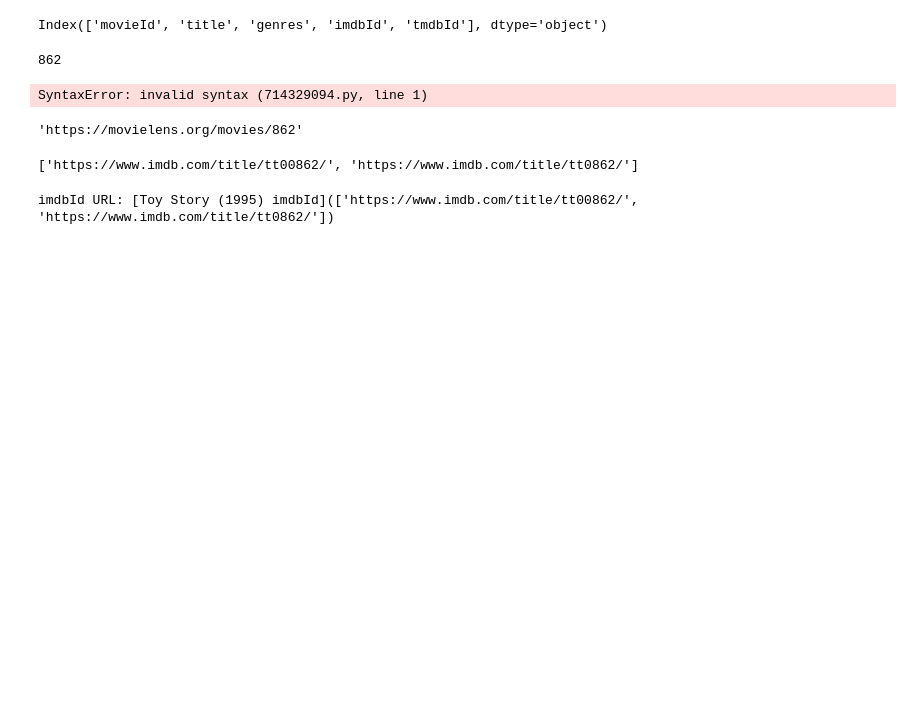
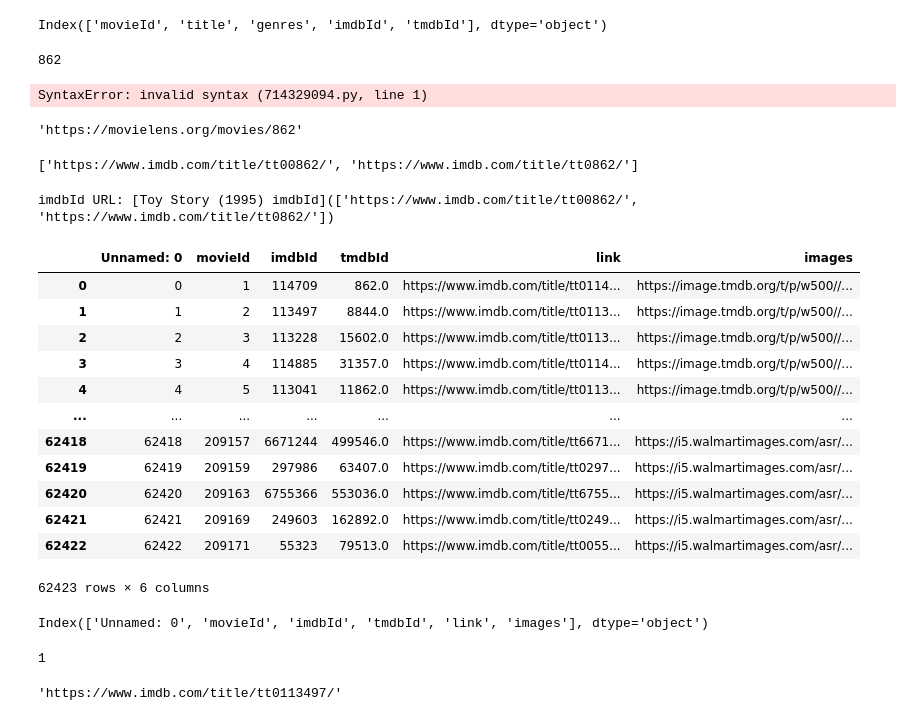
Before and after one commit to AneleBovu/unsupervised-predict-streamlit-template, a Jupyter notebook: app-test.ipynb, the cells around one changed output. Drawn from its saved outputs; the diff is of its cells as text; code cells hidden in the pictures; blank space fills up the shorter version.

```diff
--- a/app-test.ipynb
+++ b/app-test.ipynb
@@ -571,3 +585,31 @@ trailer_url = create_imdb_links(movie_imdbId)
 print(f"imdbId URL: [{movie_name} imdbId]({trailer_url})")
 # %% [output]
 imdbId URL: [Toy Story (1995) imdbId](['https://www.imdb.com/title/tt00862/', 'https://www.imdb.com/title/tt0862/'])
+# %%
+df_max = pd.read_csv('resources/data/links_with_media.csv')
+# %%
+df_max
+# %% [output]
+|  | Unnamed: 0 | movieId | imdbId | tmdbId | link | images |
+| 0 | 0 | 1 | 114709 | 862.0 | https://www.imdb.com/title/tt0114... | https://image.tmdb.org/t/p/w500//... |
+| 1 | 1 | 2 | 113497 | 8844.0 | https://www.imdb.com/title/tt0113... | https://image.tmdb.org/t/p/w500//... |
+| 2 | 2 | 3 | 113228 | 15602.0 | https://www.imdb.com/title/tt0113... | https://image.tmdb.org/t/p/w500//... |
+| 3 | 3 | 4 | 114885 | 31357.0 | https://www.imdb.com/title/tt0114... | https://image.tmdb.org/t/p/w500//... |
+| 4 | 4 | 5 | 113041 | 11862.0 | https://www.imdb.com/title/tt0113... | https://image.tmdb.org/t/p/w500//... |
+| ... | ... | ... | ... | ... | ... | ... |
+| 62418 | 62418 | 209157 | 6671244 | 499546.0 | https://www.imdb.com/title/tt6671... | https://i5.walmartimages.com/asr/... |
+| 62419 | 62419 | 209159 | 297986 | 63407.0 | https://www.imdb.com/title/tt0297... | https://i5.walmartimages.com/asr/... |
+| 62420 | 62420 | 209163 | 6755366 | 553036.0 | https://www.imdb.com/title/tt6755... | https://i5.walmartimages.com/asr/... |
+| 62421 | 62421 | 209169 | 249603 | 162892.0 | https://www.imdb.com/title/tt0249... | https://i5.walmartimages.com/asr/... |
+| 62422 | 62422 | 209171 | 55323 | 79513.0 | https://www.imdb.com/title/tt0055... | https://i5.walmartimages.com/asr/... |
+62423 rows × 6 columns
+# %%
+df_max.columns
+# %% [output]
+Index(['Unnamed: 0', 'movieId', 'imdbId', 'tmdbId', 'link', 'images'], dtype='object')
+# %%
+movie_name = 'Toy Story (1995)'
+movie_Id = movie_df.loc[movie_df['title'] == movie_name, 'movieId'].values[0]
+movie_Id
+# %% [output]
+1
@@ -573,0 +629,7 @@ imdbId URL: [Toy Story (1995) imdbId](['https://www.imdb.com/title/tt00862/', 'h
+# %%
+movie_name = 'Jumanji (1995)'
+movie_id = movie_df.loc[movie_df['title'] == movie_name, 'movieId'].values[0]
+movie_id
+get_link(movie_id)
+# %% [output]
+'https://www.imdb.com/title/tt0113497/'
```
Also changed, not shown: parts of 5 cells of this notebook, 2 other files.
